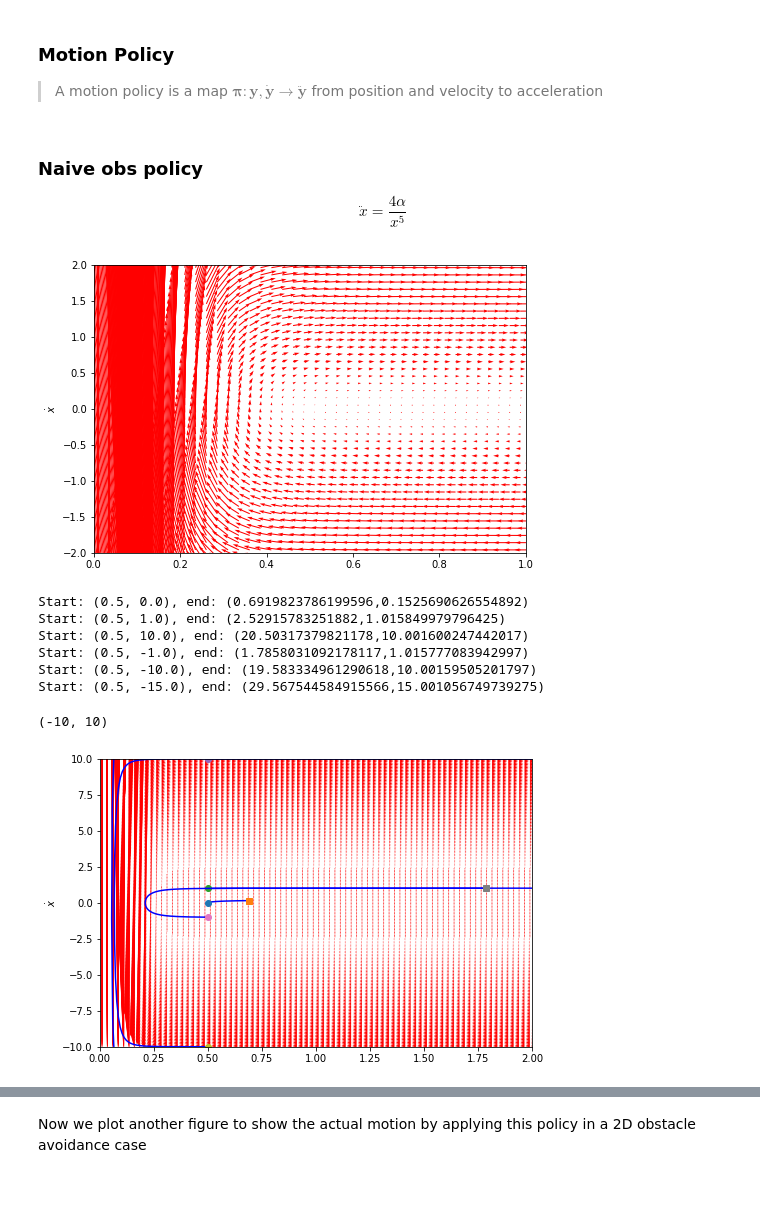
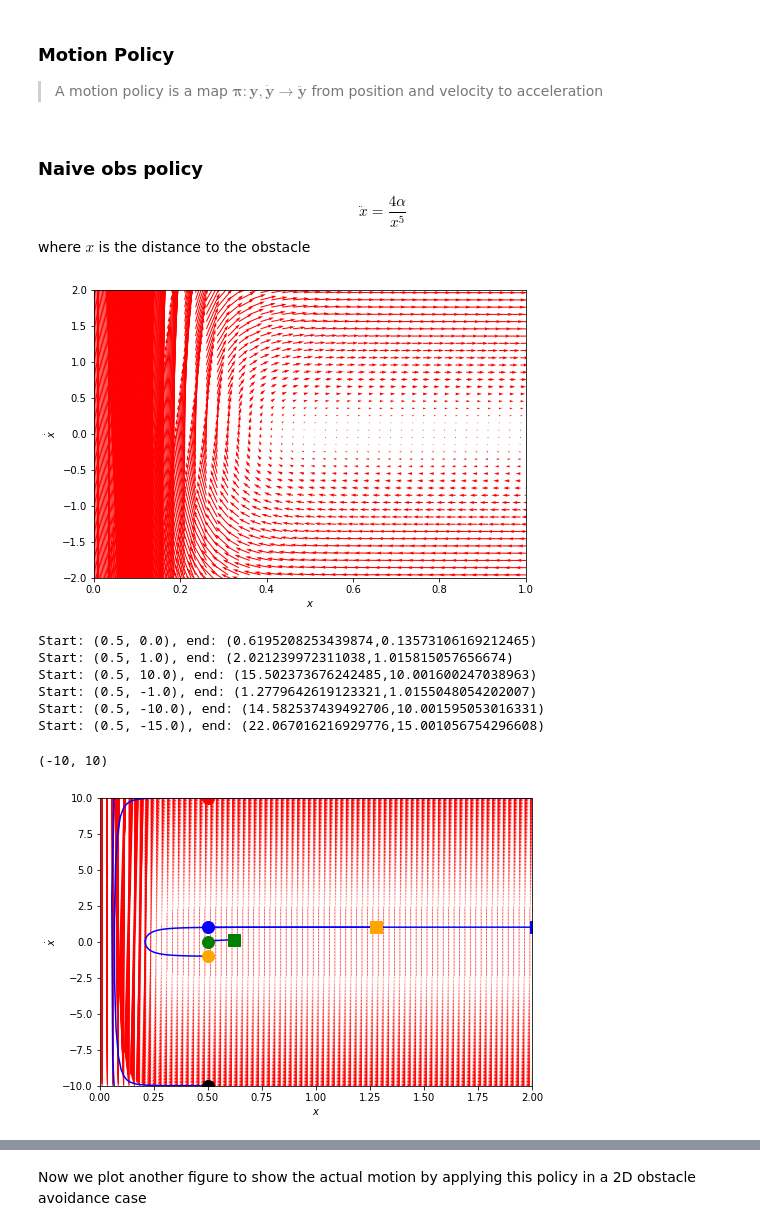
Before and after one commit to Cyanlin0104/ThesisSimulation, a Jupyter notebook: RMP.ipynb, the cells around one changed output, grey strips where cells are left out. Drawn from its saved outputs; the diff is of its cells as text; code cells hidden in the pictures; blank space fills up the shorter version.

```diff
--- a/RMP.ipynb
+++ b/RMP.ipynb
@@ -1,7 +1,7 @@
 # %%
 import numpy as np
 import matplotlib.pyplot as plt
-
+from scipy.integrate import odeint
 def plot_PhasePortrait(f, x0, x1, axes ,lim=None, scale=50):
     X0, X1 = np.meshgrid(x0, x1)
     X_dot0, X_dot1 = np.zeros(X0.shape), np.zeros(X1.shape)
@@ -14,6 +14,7 @@ def plot_PhasePortrait(f, x0, x1, axes ,lim=None, scale=50):
             X_dot1[i, j] = X_dot[1]
 
     Q = axes.quiver(X0, X1, X_dot0, X_dot1, color='r', scale=scale)
+    axes.set_xlabel('$x$')
     axes.set_ylabel('$\dot{x}$')
     if lim is not None:
         axes.set_xlim(lim[0])
@@ -26,6 +27,7 @@ def plot_PhasePortrait(f, x0, x1, axes ,lim=None, scale=50):
 ### Naive obs policy
 
 $$\ddot{x} = \frac{4\alpha}{x^5}$$
+where $x$ is the distance to the obstacle
 # %%
 def obs(alpha, b, x, x_dot):
     return 4*alpha / x**5 # - b*x_dot
@@ -43,35 +45,36 @@ axes_limit = [[0,1], [-2, 2]]
 
 plot_PhasePortrait(f1, x, x_dot, axes, axes_limit, scale=50)
 # %% [output]
-[figure, old version]
+[figure, new version]
 # %%
 x = np.linspace(1e-2, 5, 200)
 x_dot = np.linspace(-10, 10, 200)
 fig = plt.figure()
 axes = fig.add_axes([0, 0, 1, 1])
 axes_limit = [[0,1], [-2, 2]]
 
+colors = ['green', 'blue', 'red', 'orange', 'black', 'gray']
 plot_PhasePortrait(f1, x, x_dot, axes, axes_limit, scale=1000)
-for x_dot0 in [0, 1, 10, -1, -10, -15]:
-    tspan = np.linspace(0, 2, 2000)
+for i, x_dot0 in enumerate([0, 1, 10, -1, -10, -15]):
+    tspan = np.linspace(0, 1.5, 1000)
     x0 = [0.5, x_dot0]
     xs = odeint(f1, x0, tspan)
     axes.plot(xs[:,0], xs[:,1], 'b-') # path
-    axes.plot([xs[0,0]], [xs[0,1]], 'o') # start
-    axes.plot([xs[-1,0]], [xs[-1,1]], 's') # end
+    axes.plot([xs[0,0]], [xs[0,1]], 'o', markersize=12, color=colors[i]) # start
+    axes.plot([xs[-1,0]], [xs[-1,1]], 's', markersize=12, color=colors[i]) # end
     print("Start: ({0}, {1}), end: ({2},{3})".format(xs[0, 0],
                                                      xs[0, 1],
                                                      xs[-1, 0],
                                                      xs[-1, 1]))
 
 axes.set_xlim([0, 2])
 axes.set_ylim([-10, 10])
 # %% [output]
-Start: (0.5, 0.0), end: (0.6919823786199596,0.1525690626554892)
-Start: (0.5, 1.0), end: (2.52915783251882,1.015849979796425)
-Start: (0.5, 10.0), end: (20.50317379821178,10.001600247442017)
-Start: (0.5, -1.0), end: (1.7858031092178117,1.015777083942997)
-Start: (0.5, -10.0), end: (19.583334961290618,10.00159505201797)
-Start: (0.5, -15.0), end: (29.567544584915566,15.001056749739275)
+Start: (0.5, 0.0), end: (0.6195208253439874,0.13573106169212465)
+Start: (0.5, 1.0), end: (2.021239972311038,1.015815057656674)
+Start: (0.5, 10.0), end: (15.502373676242485,10.001600247038963)
+Start: (0.5, -1.0), end: (1.2779642619123321,1.0155048054202007)
+Start: (0.5, -10.0), end: (14.582537439492706,10.001595053016331)
+Start: (0.5, -15.0), end: (22.067016216929776,15.001056754296608)
 (-10, 10)
-[figure, old version]
+[figure, new version]
```
Also changed, not shown: parts of 12 cells of this notebook, 9 other files.
